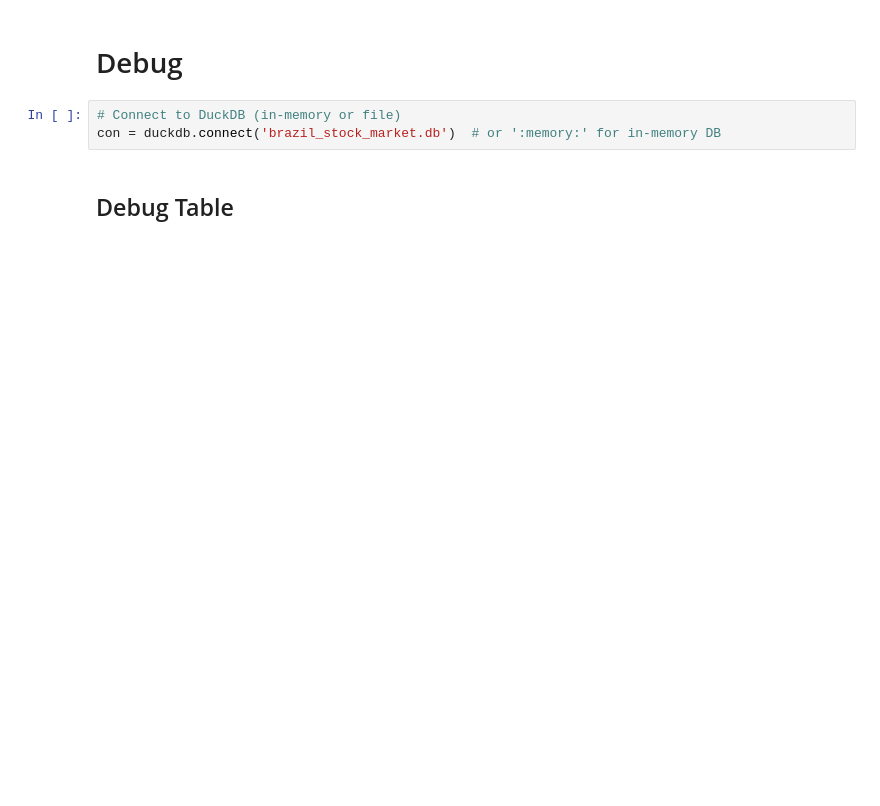
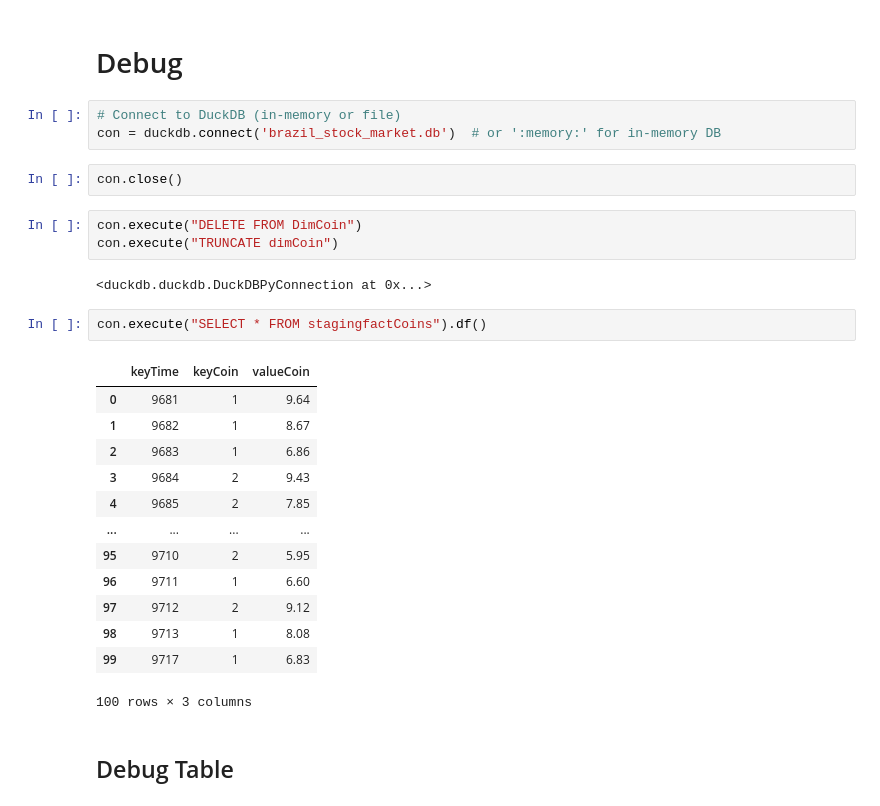
Before and after one commit to fmrozaqi/dwib-mmi-24, a Jupyter notebook: Script ETL.ipynb, the cells around one changed output. Drawn from its saved outputs; the diff is of its cells as text; blank space fills up the shorter version.

```diff
--- a/Script ETL.ipynb
+++ b/Script ETL.ipynb
@@ -551,6 +661,29 @@ pipeline.get_etl_log()
 # %%
 # Connect to DuckDB (in-memory or file)
 con = duckdb.connect('brazil_stock_market.db')  # or ':memory:' for in-memory DB
+# %%
+con.close()
+# %%
+con.execute("DELETE FROM DimCoin")
+con.execute("TRUNCATE dimCoin")
+# %% [output]
+<duckdb.duckdb.DuckDBPyConnection at 0x...>
+# %%
+con.execute("SELECT * FROM stagingfactCoins").df()
+# %% [output]
+|  | keyTime | keyCoin | valueCoin |
+| 0 | 9681 | 1 | 9.64 |
+| 1 | 9682 | 1 | 8.67 |
+| 2 | 9683 | 1 | 6.86 |
+| 3 | 9684 | 2 | 9.43 |
+| 4 | 9685 | 2 | 7.85 |
+| ... | ... | ... | ... |
+| 95 | 9710 | 2 | 5.95 |
+| 96 | 9711 | 1 | 6.60 |
+| 97 | 9712 | 2 | 9.12 |
+| 98 | 9713 | 1 | 8.08 |
+| 99 | 9717 | 1 | 6.83 |
+100 rows × 3 columns
 # %% [markdown]
 ## Debug Table
 # %%
```
Also changed, not shown: parts of 12 cells of this notebook, 2 other files.
